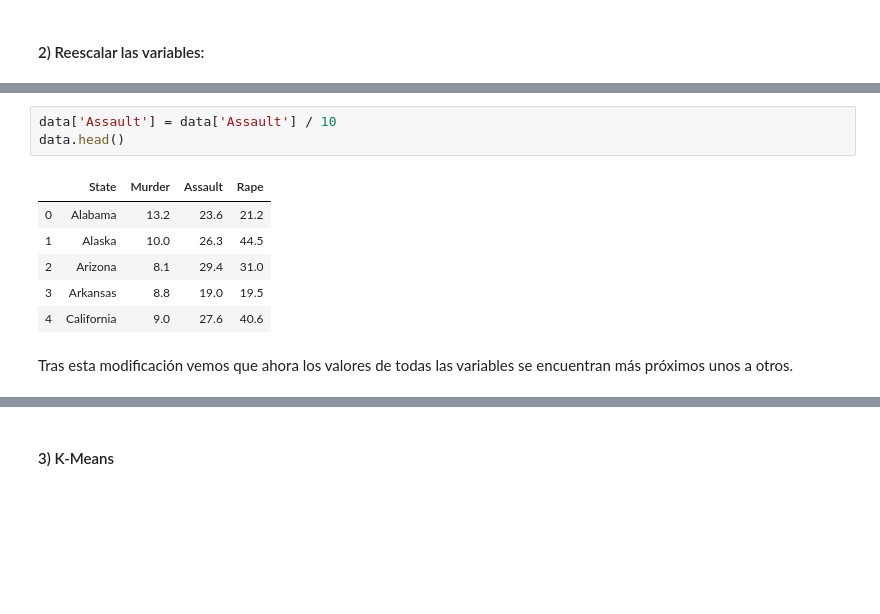
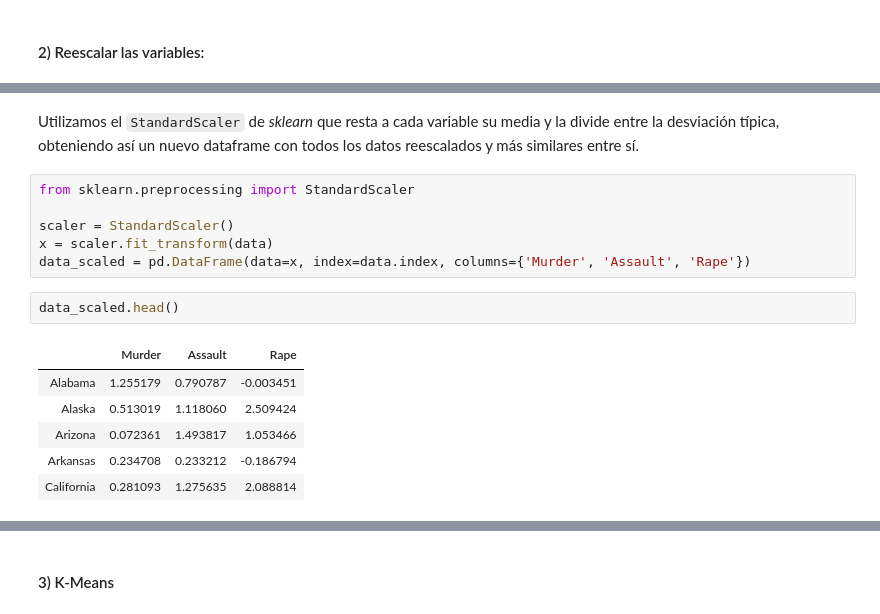
Before and after one commit to pablodll/Practicas-IA-2, a Jupyter notebook: Practica1/Practica1.ipynb, the cells around one changed output, grey strips where cells are left out. Saved outputs shown, nothing was run; the diff lists cells and outputs as text; blank space fills up the shorter version.

````diff
--- a/Practica1/Practica1.ipynb
+++ b/Practica1/Practica1.ipynb
@@ -89,12 +87,17 @@ Podemos dividir Assault entre 10 para conseguir unos valores más cercanos a los
-# %%
-data['Assault'] = data['Assault'] / 10
-data.head()
-# %% [output]
-|  | State | Murder | Assault | Rape |
-| 0 | Alabama | 13.2 | 23.6 | 21.2 |
-| 1 | Alaska | 10.0 | 26.3 | 44.5 |
-| 2 | Arizona | 8.1 | 29.4 | 31.0 |
-| 3 | Arkansas | 8.8 | 19.0 | 19.5 |
-| 4 | California | 9.0 | 27.6 | 40.6 |
-# %% [markdown]
-Tras esta modificación vemos que ahora los valores de todas las variables se encuentran más próximos unos a otros.
+# %% [markdown]
+Utilizamos el ```StandardScaler``` de _sklearn_ que resta a cada variable su media y la divide entre la desviación típica, obteniendo así un nuevo dataframe con todos los datos reescalados y más similares entre sí.
+# %%
+from sklearn.preprocessing import StandardScaler
+
+scaler = StandardScaler()
+x = scaler.fit_transform(data)
+data_scaled = pd.DataFrame(data=x, index=data.index, columns={'Murder', 'Assault', 'Rape'})
+# %%
+data_scaled.head()
+# %% [output]
+|  | Murder | Assault | Rape |
+| Alabama | 1.255179 | 0.790787 | -0.003451 |
+| Alaska | 0.513019 | 1.118060 | 2.509424 |
+| Arizona | 0.072361 | 1.493817 | 1.053466 |
+| Arkansas | 0.234708 | 0.233212 | -0.186794 |
+| California | 0.281093 | 1.275635 | 2.088814 |
````
Also changed, not shown: parts of 19 cells of this notebook.
